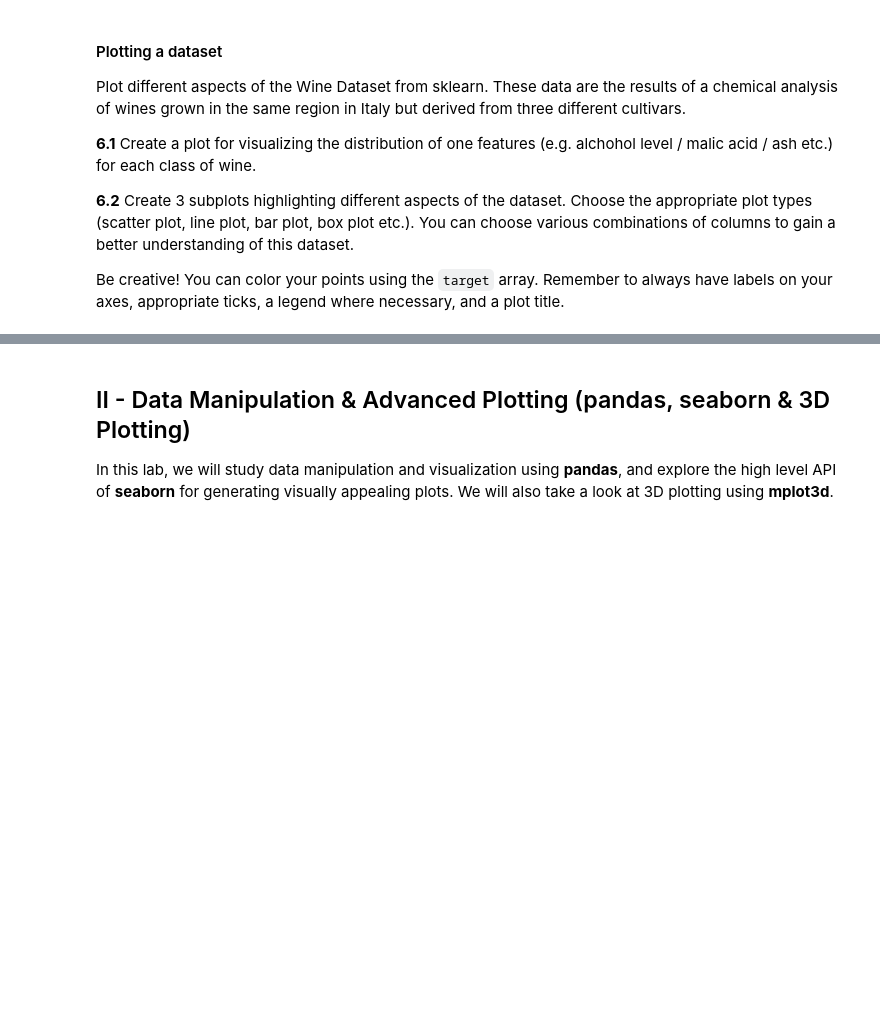
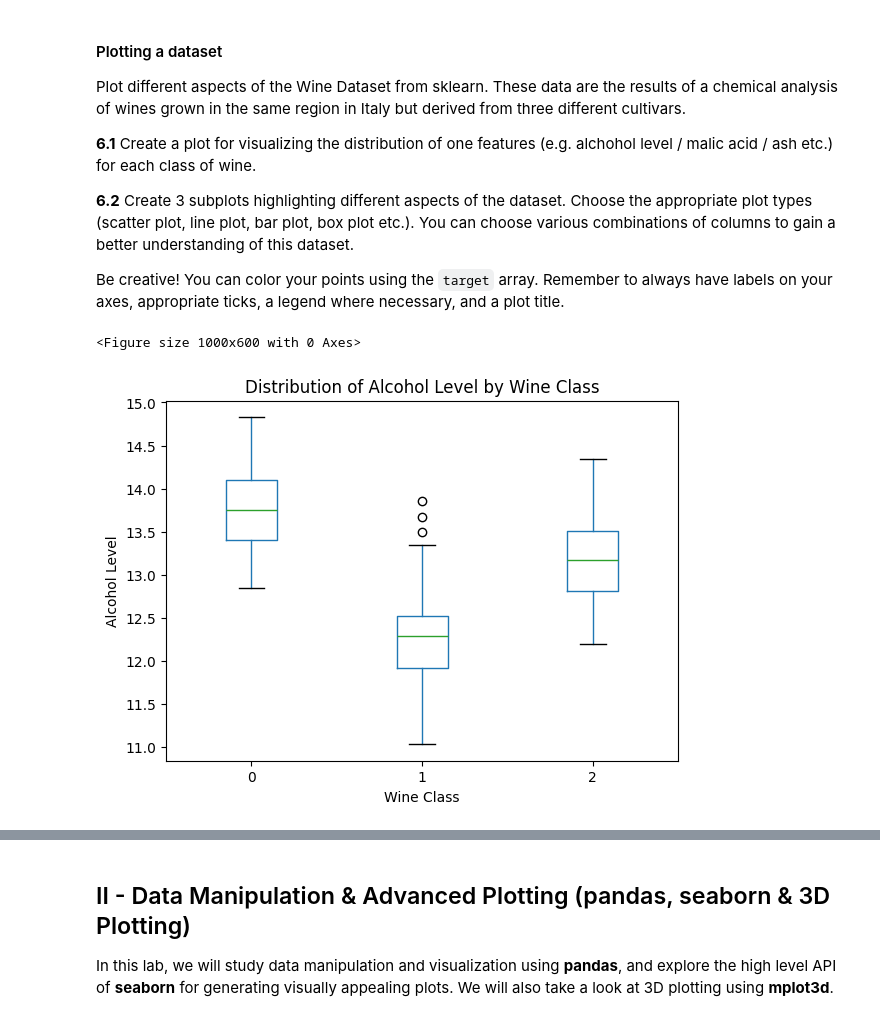
Before and after one commit to Kirigaya-Suguha/Final_Project_6, a Jupyter notebook: Project_6_Data Plots_and_Visualization.ipynb, the cells around one changed output, grey strips where cells are left out. Drawn from its saved outputs; the diff is of its cells as text; code cells hidden in the pictures; blank space fills up the shorter version.

```diff
--- a/Project_6_Data Plots_and_Visualization.ipynb
+++ b/Project_6_Data Plots_and_Visualization.ipynb
@@ -380,0 +370,27 @@ column_names = wine_dataset['feature_names']
+# %%
+from sklearn.datasets import load_wine
+import pandas as pd
+
+wine_dataset = load_wine()
+
+data = wine_dataset['data']
+target = wine_dataset['target']
+
+column_names = wine_dataset['feature_names']
+
+# TODO your code here
+
+df = pd.DataFrame(wine_dataset['data'], columns=wine_dataset['feature_names'])
+df['target'] = wine_dataset['target']
+
+# Create a box plot for the alcohol level
+plt.figure(figsize=(10, 6))
+df.boxplot(column='alcohol', by='target', grid=False)
+plt.title('Distribution of Alcohol Level by Wine Class')
+plt.suptitle('')  # Remove the default subtitle
+plt.xlabel('Wine Class')
+plt.ylabel('Alcohol Level')
+plt.show()
+# %% [output]
+<Figure size 1000x600 with 0 Axes>
+[figure, added]
```
Also changed, not shown: parts of 8 cells of this notebook.
